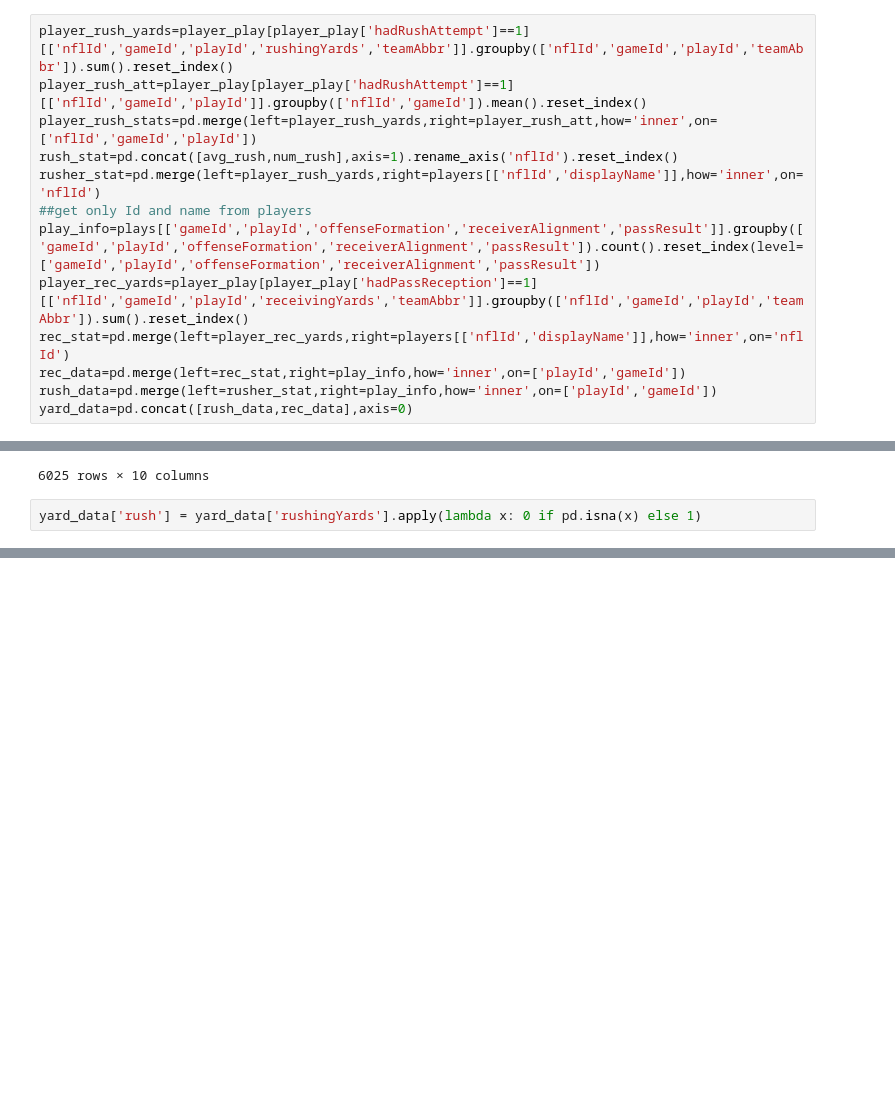
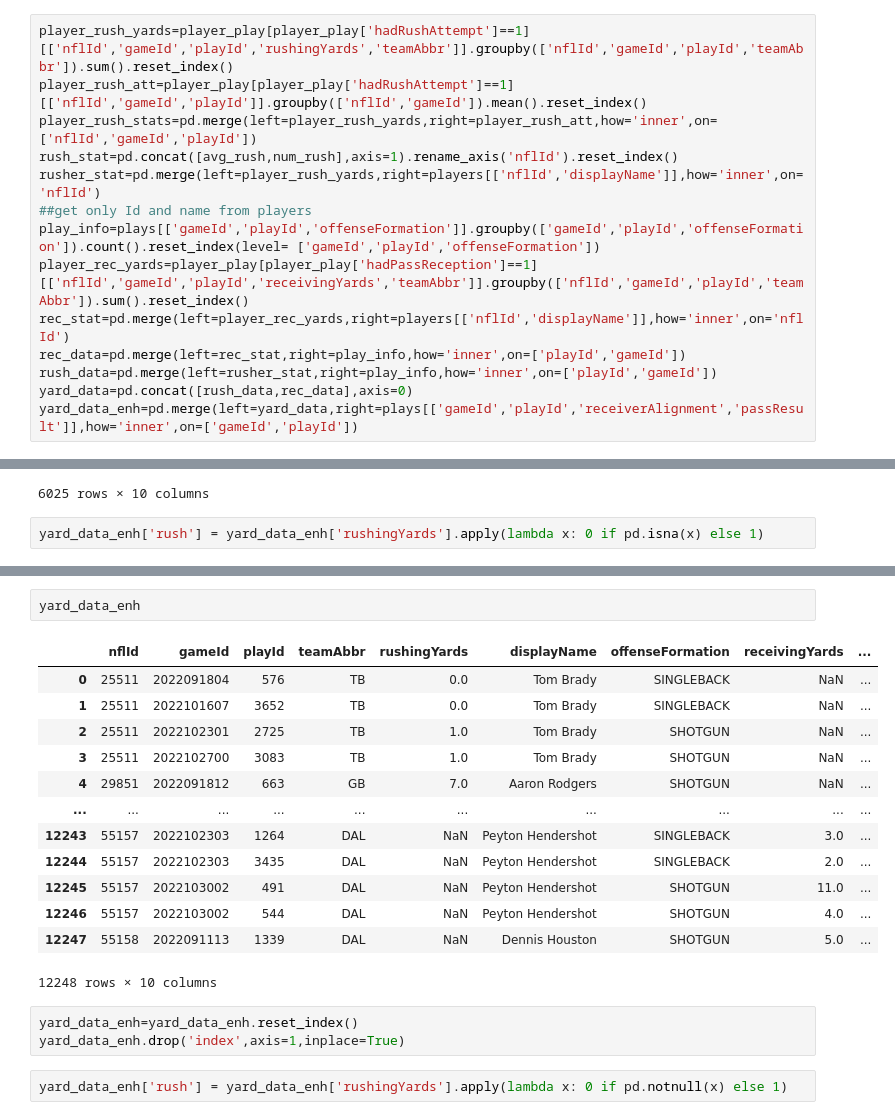
Before and after one commit to lanvu301/NFL-Big-Data-Bowl, a Jupyter notebook: script.ipynb, the cells around one changed output, grey strips where cells are left out. Saved outputs shown, nothing was run; the diff lists cells and outputs as text; blank space fills up the shorter version.

```diff
--- a/script.ipynb
+++ b/script.ipynb
@@ -190,9 +335,10 @@ player_rush_stats=pd.merge(left=player_rush_yards,right=player_rush_att,how='inn
 rush_stat=pd.concat([avg_rush,num_rush],axis=1).rename_axis('nflId').reset_index()
 rusher_stat=pd.merge(left=player_rush_yards,right=players[['nflId','displayName']],how='inner',on='nflId')
 ##get only Id and name from players
-play_info=plays[['gameId','playId','offenseFormation','receiverAlignment','passResult']].groupby(['gameId','playId','offenseFormation','receiverAlignment','passResult']).count().reset_index(level= ['gameId','playId','offenseFormation','receiverAlignment','passResult'])
+play_info=plays[['gameId','playId','offenseFormation']].groupby(['gameId','playId','offenseFormation']).count().reset_index(level= ['gameId','playId','offenseFormation'])
 player_rec_yards=player_play[player_play['hadPassReception']==1][['nflId','gameId','playId','receivingYards','teamAbbr']].groupby(['nflId','gameId','playId','teamAbbr']).sum().reset_index()
 rec_stat=pd.merge(left=player_rec_yards,right=players[['nflId','displayName']],how='inner',on='nflId')
 rec_data=pd.merge(left=rec_stat,right=play_info,how='inner',on=['playId','gameId'])
 rush_data=pd.merge(left=rusher_stat,right=play_info,how='inner',on=['playId','gameId'])
 yard_data=pd.concat([rush_data,rec_data],axis=0)
+yard_data_enh=pd.merge(left=yard_data,right=plays[['gameId','playId','receiverAlignment','passResult']],how='inner',on=['gameId','playId'])
@@ -245,4 +482,4 @@ yard_data
 | 5624 | 55158 | 2022091113 | 1339 | DAL | NaN | Dennis Houston | SHOTGUN | 2x2 | ... |
 6025 rows × 10 columns
 # %%
-yard_data['rush'] = yard_data['rushingYards'].apply(lambda x: 0 if pd.isna(x) else 1)
+yard_data_enh['rush'] = yard_data_enh['rushingYards'].apply(lambda x: 0 if pd.isna(x) else 1)
@@ -265,2 +486,23 @@ yard_data
+# %%
+yard_data_enh
+# %% [output]
+|  | nflId | gameId | playId | teamAbbr | rushingYards | displayName | offenseFormation | receivingYards | ... |
+| 0 | 25511 | 2022091804 | 576 | TB | 0.0 | Tom Brady | SINGLEBACK | NaN | ... |
+| 1 | 25511 | 2022101607 | 3652 | TB | 0.0 | Tom Brady | SINGLEBACK | NaN | ... |
+| 2 | 25511 | 2022102301 | 2725 | TB | 1.0 | Tom Brady | SHOTGUN | NaN | ... |
+| 3 | 25511 | 2022102700 | 3083 | TB | 1.0 | Tom Brady | SHOTGUN | NaN | ... |
+| 4 | 29851 | 2022091812 | 663 | GB | 7.0 | Aaron Rodgers | SHOTGUN | NaN | ... |
+| ... | ... | ... | ... | ... | ... | ... | ... | ... | ... |
+| 12243 | 55157 | 2022102303 | 1264 | DAL | NaN | Peyton Hendershot | SINGLEBACK | 3.0 | ... |
+| 12244 | 55157 | 2022102303 | 3435 | DAL | NaN | Peyton Hendershot | SINGLEBACK | 2.0 | ... |
+| 12245 | 55157 | 2022103002 | 491 | DAL | NaN | Peyton Hendershot | SHOTGUN | 11.0 | ... |
+| 12246 | 55157 | 2022103002 | 544 | DAL | NaN | Peyton Hendershot | SHOTGUN | 4.0 | ... |
+| 12247 | 55158 | 2022091113 | 1339 | DAL | NaN | Dennis Houston | SHOTGUN | 5.0 | ... |
+12248 rows × 10 columns
+# %%
+yard_data_enh=yard_data_enh.reset_index()
+yard_data_enh.drop('index',axis=1,inplace=True)
+# %%
+yard_data_enh['rush'] = yard_data_enh['rushingYards'].apply(lambda x: 0 if pd.notnull(x) else 1)
 # %%
 ##Basic logistics
```
Also changed, not shown: parts of 31 cells of this notebook.
